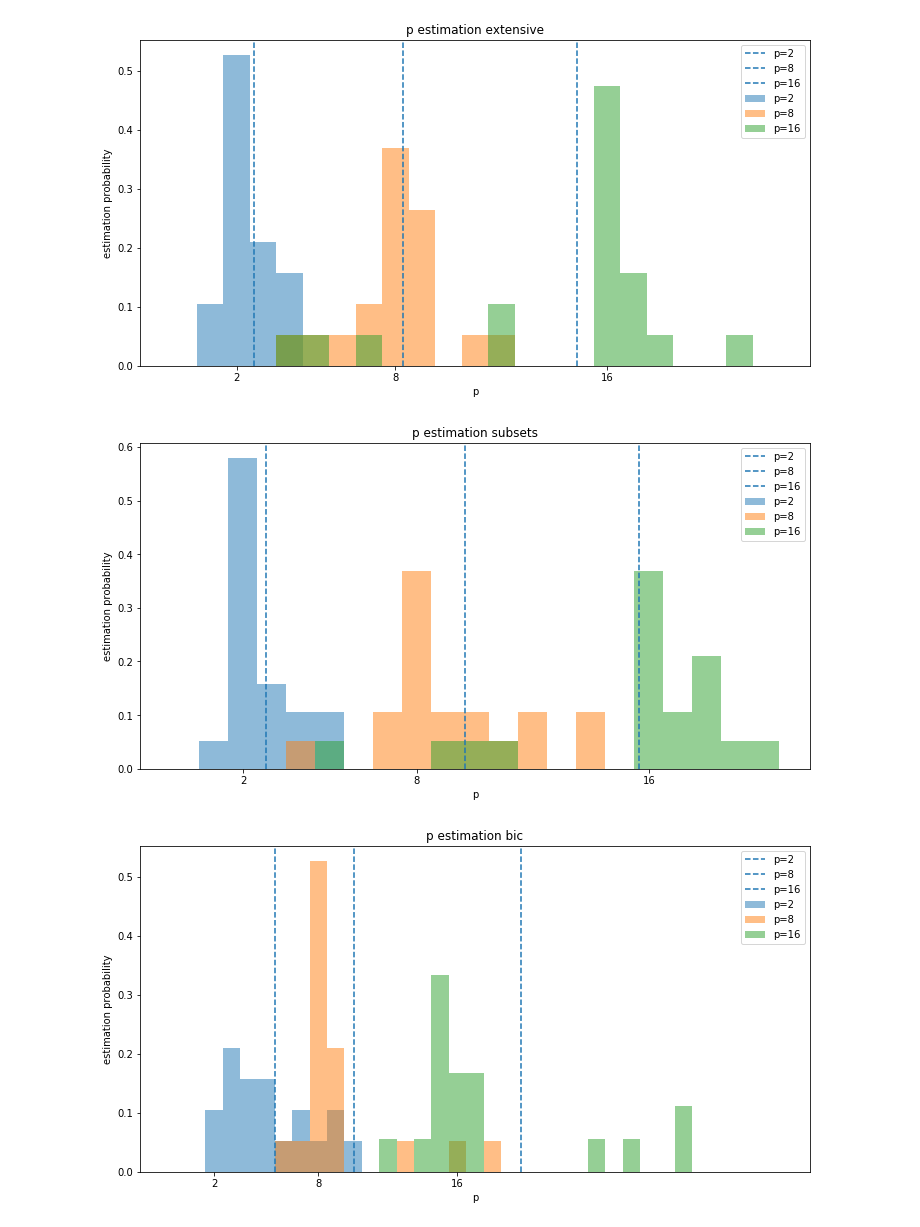
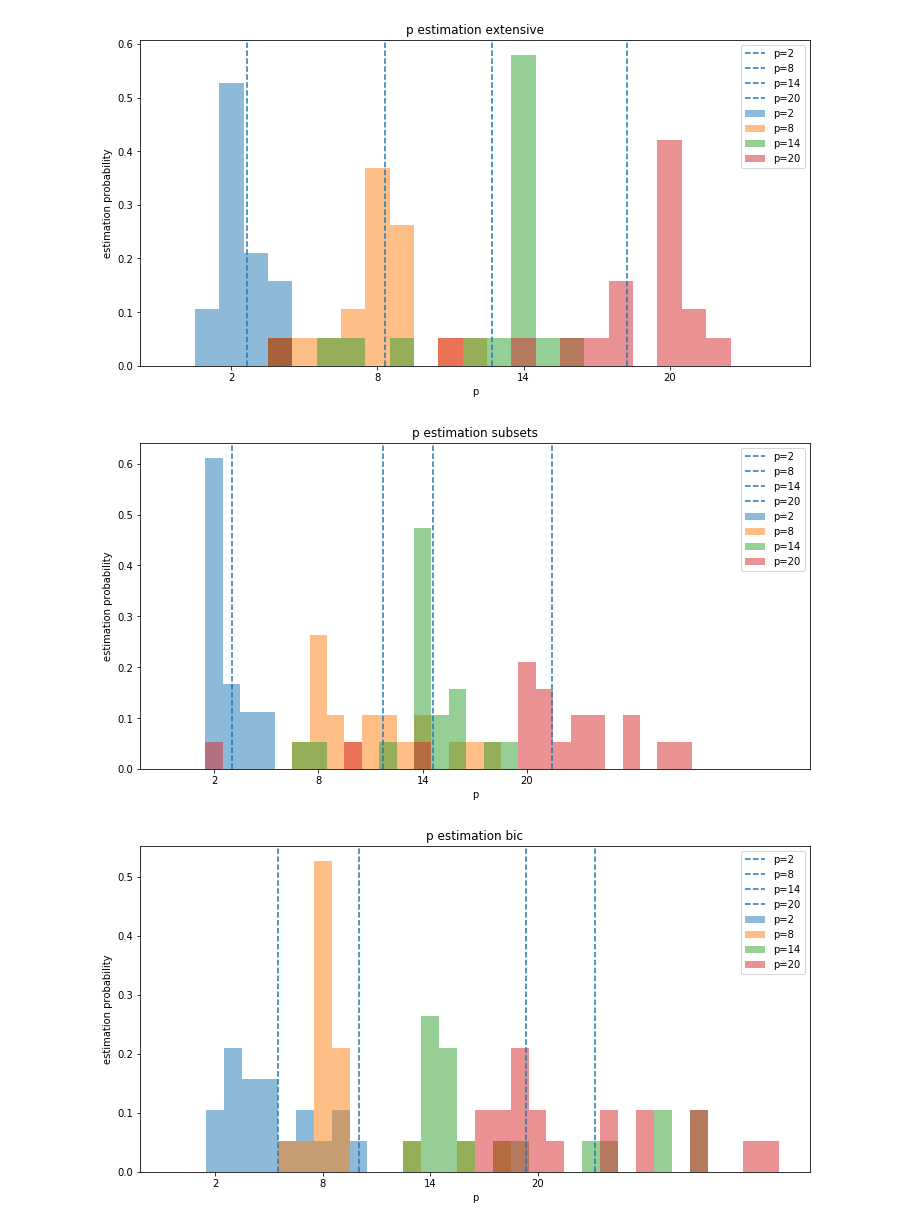
Before and after one commit to danthe96/CIoTS, a Jupyter notebook: visualize_iterations.ipynb, the cells around one changed output. Drawn from its saved outputs; the diff is of its cells as text; code cells hidden in the pictures.

Commit message:
new visualizations

```diff
--- a/visualize_iterations.ipynb
+++ b/visualize_iterations.ipynb
@@ -42,9 +72,9 @@ def plot_p_estimation(results, method, title='p estimation', p_values=[4, 8, 12,
 # %%
 results = pd.read_csv('results/iterations/result.csv')
 comp_results = pd.read_csv('results/iterations/comp_result.csv')
-p_values=[2, 8, 16]
+p_values=[2, 8, 14, 20]
 plot_p_estimation(select_best(results, 'incremental'), 'incremental', p_values=p_values)
-plot_p_estimation(select_best(results, 'extensive'), 'extensive', p_values=p_values)
-plot_p_estimation(select_best(results, 'subsets', patiency=3), 'subsets', p_values=p_values)
+plot_p_estimation(select_best(results, 'extensive', patiency=1), 'extensive', p_values=p_values)
+plot_p_estimation(select_best(results, 'subsets', patiency=5), 'subsets', p_values=p_values)
 plot_p_estimation(comp_results, 'bic', p_values=p_values)
 # %% [output]
@@ -52,3 +82,3 @@ plot_p_estimation(comp_results, 'bic', p_values=p_values)
-[figure, old version]
+[figure, new version]
-[figure, old version]
+[figure, new version]
-[figure, old version]
+[figure, new version]
```
Also changed, not shown: parts of 11 cells of this notebook, 1 other file.
